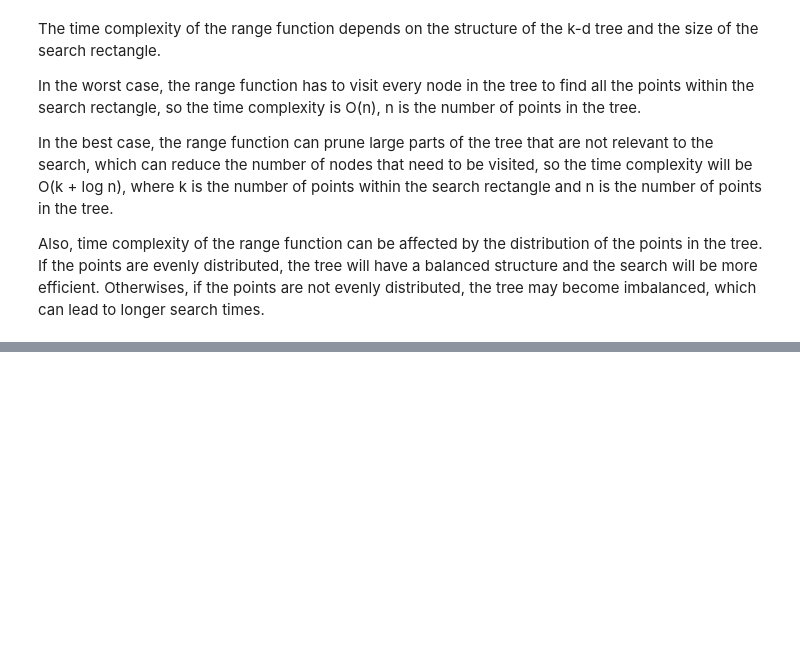
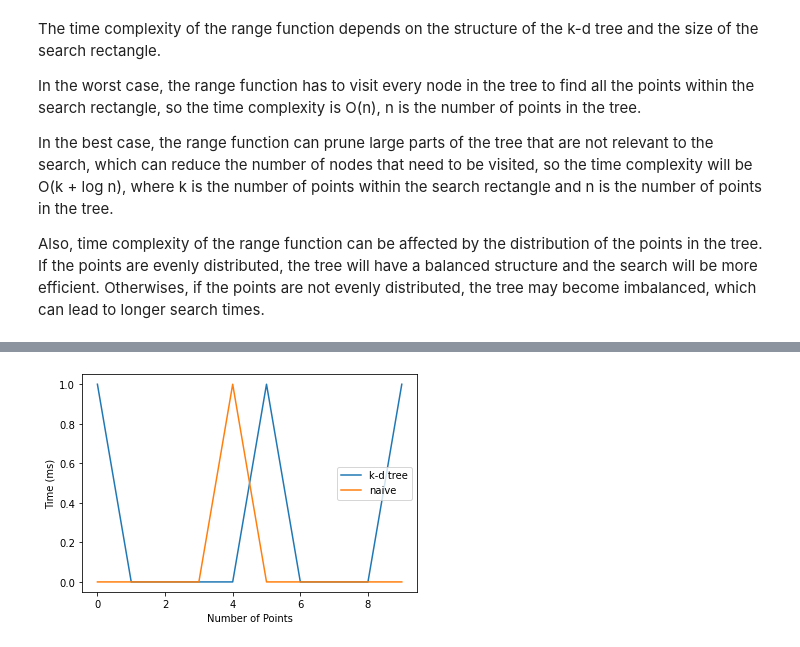
Before and after one commit to JonasWooh/Data-structure, a Jupyter notebook: tree/K-D tree.ipynb, the cells around one changed output, grey strips where cells are left out. Cells and saved outputs as stored; diff of their text form; code cells hidden in the pictures; blank space fills up the shorter version.

```diff
--- a/tree/K-D tree.ipynb
+++ b/tree/K-D tree.ipynb
@@ -350,3 +350,16 @@ Number of points: 1000
 K-D Tree time: 1
 Naive time: 0
 end of loop
+# %%
+# Or if we use a external library to "truly" visualize it
+import matplotlib.pyplot as plt
+
+# Plot the results using matplotlib
+plt.plot(kd_tree_times, label='k-d tree')
+plt.plot(naive_times, label='naive')
+plt.xlabel('Number of Points')
+plt.ylabel('Time (ms)')
+plt.legend()
+plt.show()
+# %% [output]
+[figure, added]
```
Also changed, not shown: parts of 1 cell of this notebook.
